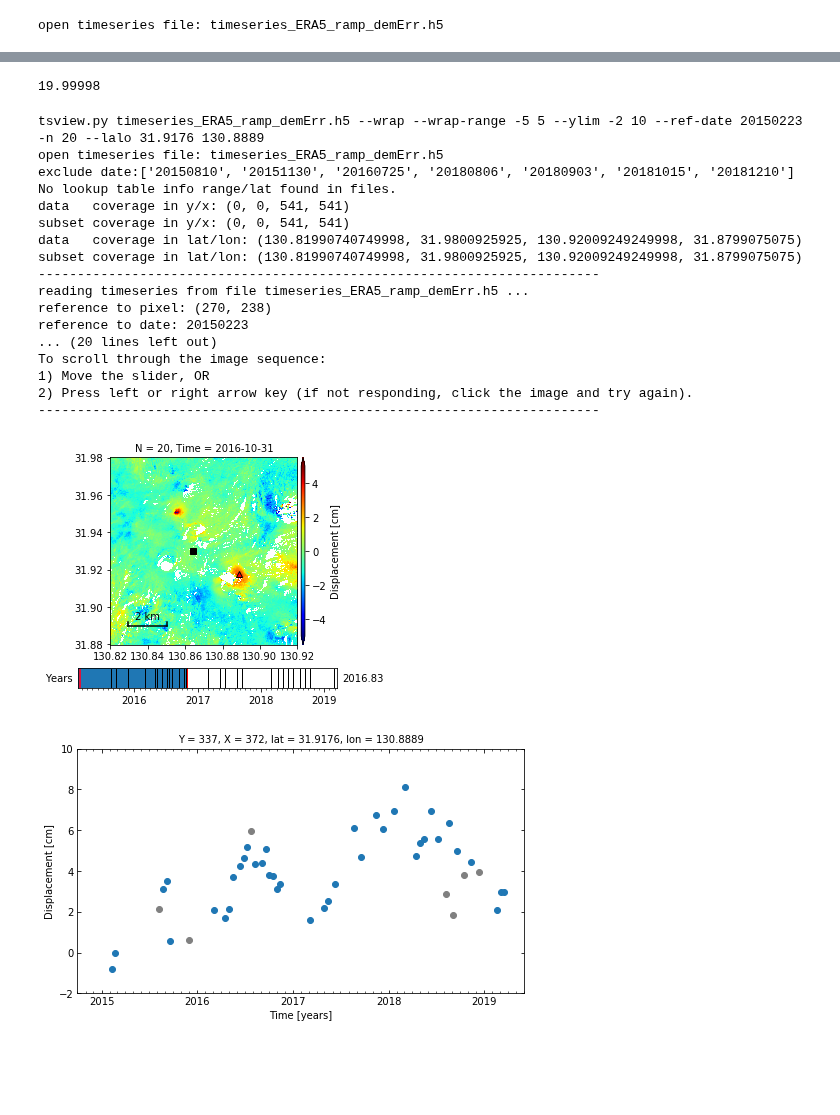
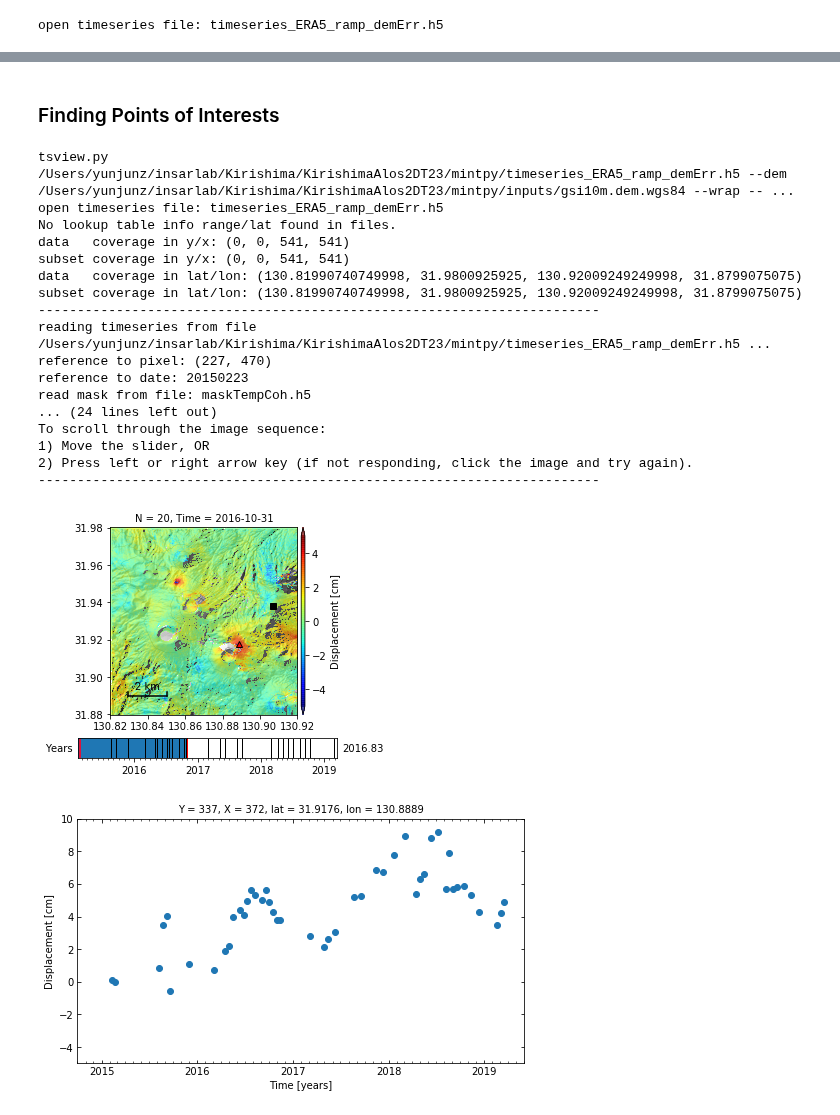
Before and after one commit to geodesymiami/2021-Kirishima, a Jupyter notebook: Fig_5_observation_ALOS2.ipynb, the cells around one changed output, grey strips where cells are left out. Drawn from its saved outputs; the diff is of its cells as text; code cells hidden in the pictures; blank space fills up the shorter version.

```diff
--- a/Fig_5_observation_ALOS2.ipynb
+++ b/Fig_5_observation_ALOS2.ipynb
@@ -245,27 +137,26 @@ write ../../Model/Shinmoedake/data/Alos2.hgt.rsc
-# %%
-0.000185185 * 108e3
-# %% [output]
-19.99998
+# %% [markdown]
+### Finding Points of Interests
 # %%
-cmd = 'timeseries_ERA5_ramp_demErr.h5 --wrap --wrap-range -5 5 --ylim -2 10 --ref-date 20150223 -n 20 --lalo 31.9176 130.8889'
+cmd = '{} --dem {} --wrap --wrap-range -5 5 --ref-date 20150223 -n 20 '.format(ts_file, dem_file)
+cmd += ' --ylim -5 10 --lalo 31.9176 130.8889 '
 tsview.main(cmd.split())
 # %% [output]
-tsview.py timeseries_ERA5_ramp_demErr.h5 --wrap --wrap-range -5 5 --ylim -2 10 --ref-date 20150223 -n 20 --lalo 31.9176 130.8889
+tsview.py /Users/yunjunz/insarlab/Kirishima/KirishimaAlos2DT23/mintpy/timeseries_ERA5_ramp_demErr.h5 --dem /Users/yunjunz/insarlab/Kirishima/KirishimaAlos2DT23/mintpy/inputs/gsi10m.dem.wgs84 --wrap -- ...
 open timeseries file: timeseries_ERA5_ramp_demErr.h5
-exclude date:['20150810', '20151130', '20160725', '20180806', '20180903', '20181015', '20181210']
 No lookup table info range/lat found in files.
 data   coverage in y/x: (0, 0, 541, 541)
 subset coverage in y/x: (0, 0, 541, 541)
 data   coverage in lat/lon: (130.81990740749998, 31.9800925925, 130.92009249249998, 31.8799075075)
 subset coverage in lat/lon: (130.81990740749998, 31.9800925925, 130.92009249249998, 31.8799075075)
 ------------------------------------------------------------------------
-reading timeseries from file timeseries_ERA5_ramp_demErr.h5 ...
-reference to pixel: (270, 238)
+reading timeseries from file /Users/yunjunz/insarlab/Kirishima/KirishimaAlos2DT23/mintpy/timeseries_ERA5_ramp_demErr.h5 ...
+reference to pixel: (227, 470)
 reference to date: 20150223
-... (20 lines left out)
+read mask from file: maskTempCoh.h5
+... (24 lines left out)
 To scroll through the image sequence:
 1) Move the slider, OR
 2) Press left or right arrow key (if not responding, click the image and try again).
 ------------------------------------------------------------------------
-[figure, old version]
+[figure, new version]
-[figure, old version]
+[figure, new version]
```
Also changed, not shown: parts of 7 cells of this notebook, 2 other files.
